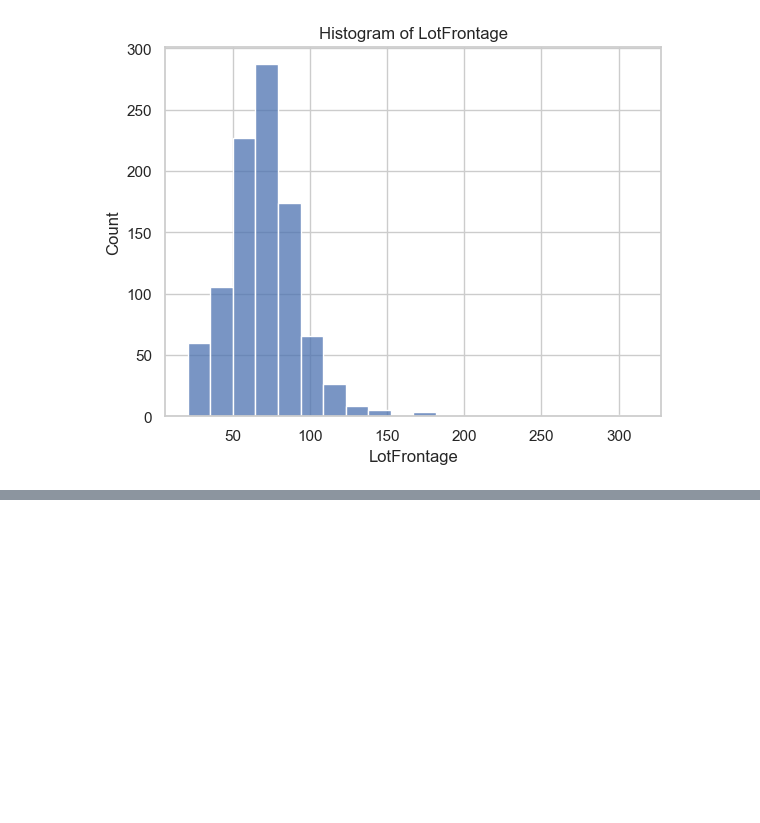
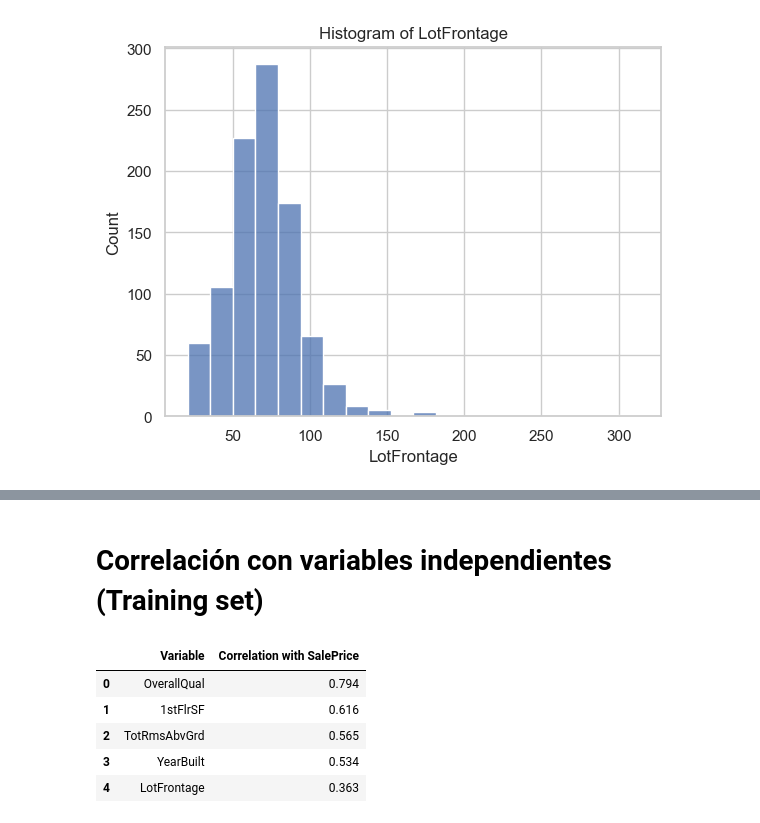
Before and after one commit to yosefmarr/python-project-1, a Jupyter notebook: project.ipynb, the cells around one changed output, grey strips where cells are left out. Cells and saved outputs as stored; diff of their text form; code cells hidden in the pictures; blank space fills up the shorter version.

```diff
--- a/project.ipynb
+++ b/project.ipynb
@@ -118,0 +83,24 @@ for column in df_validation_and_test_statistics.columns:
+# %% [markdown]
+# Correlación con variables independientes (Training set)
+# %%
+# SalePrice: "This is the target variable that you're trying to predict" (Dependant variable)
+# getting correlations
+df_training_correlation_matrix = df_training_set.corr()
+df_training_correlation_matrix = df_training_correlation_matrix['SalePrice'].drop('SalePrice')
+# convert series to data frame for easier manipulation
+df_training_correlation = pd.DataFrame(df_training_correlation_matrix).reset_index()
+df_training_correlation.columns = ['Variable', 'Correlation with SalePrice']
+# sort by the absolute value of the correlation, descending order (creating temporal column)
+df_training_correlation['Absolute Correlation'] = df_training_correlation['Correlation with SalePrice'].abs()
+df_training_correlation = df_training_correlation.sort_values(by='Absolute Correlation', ascending=False).drop('Absolute Correlation', axis=1) # removing temporary column
+# format the correlation values for better readability
+df_training_correlation['Correlation with SalePrice'] = df_training_correlation['Correlation with SalePrice'].apply(lambda x: f'{x:.3f}')
+# display the sorted and formatted data frame
+df_training_correlation
+# %% [output]
+|  | Variable | Correlation with SalePrice |
+| 0 | OverallQual | 0.794 |
+| 1 | 1stFlrSF | 0.616 |
+| 2 | TotRmsAbvGrd | 0.565 |
+| 3 | YearBuilt | 0.534 |
+| 4 | LotFrontage | 0.363 |
```
Also changed, not shown: parts of 6 cells of this notebook.
